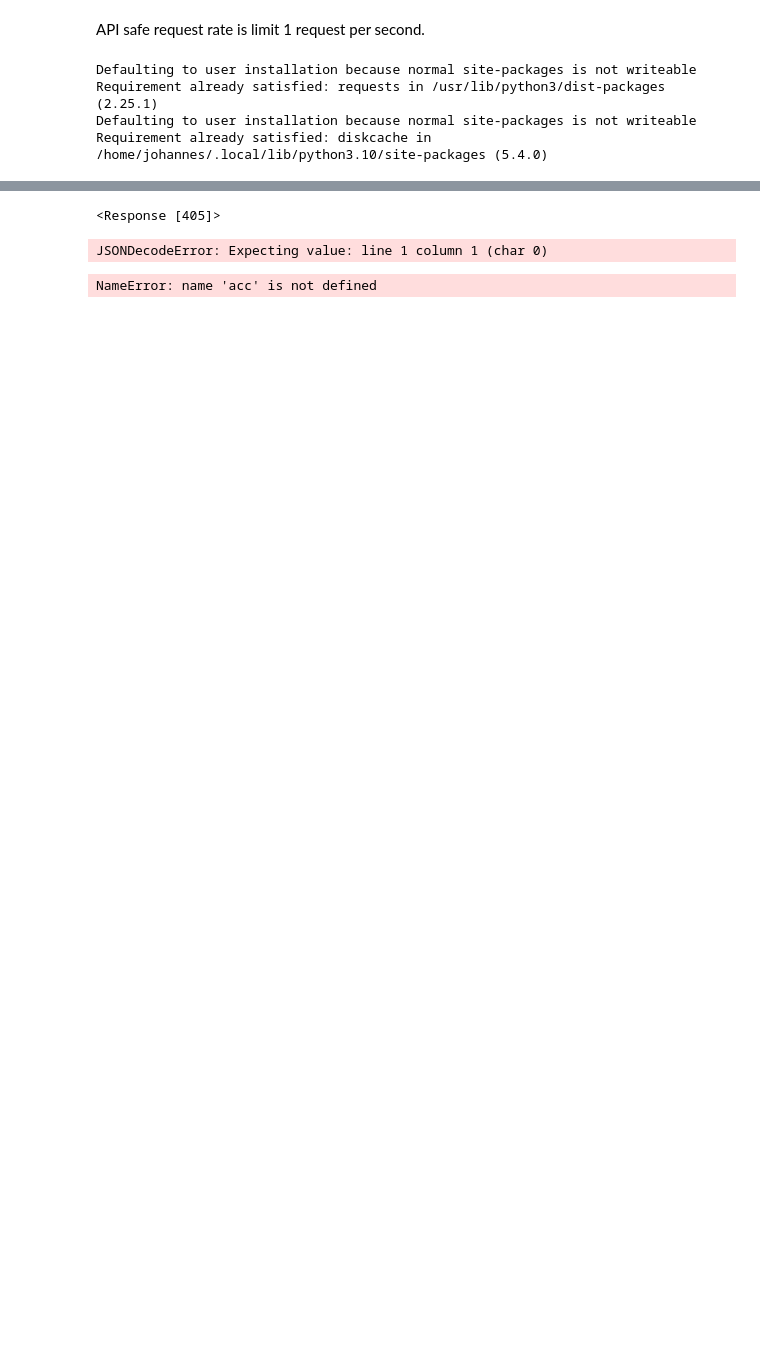
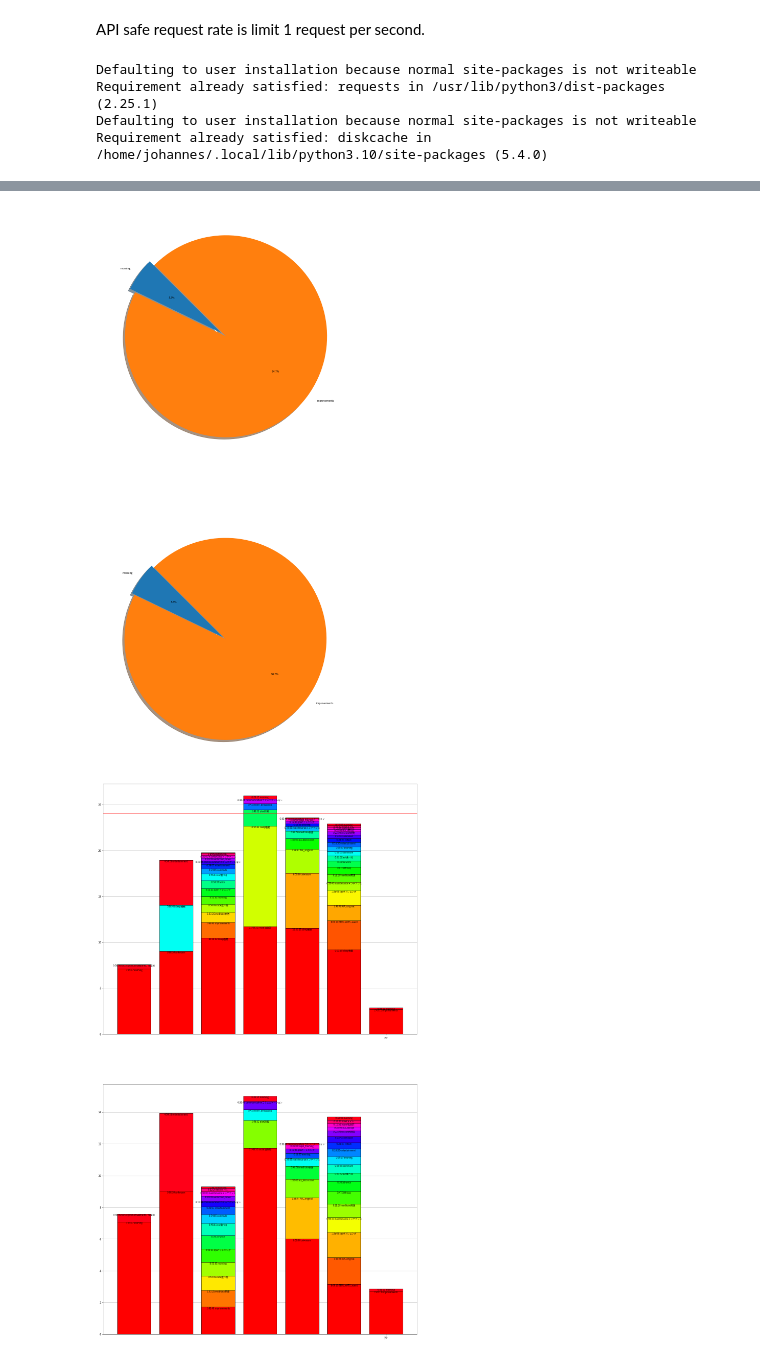
Before and after one commit to johannesCmayer/time_tracker_omicron, a Jupyter notebook: main.ipynb, the cells around one changed output, grey strips where cells are left out. Cells and saved outputs as stored; diff of their text form; code cells hidden in the pictures; blank space fills up the shorter version.

Commit message:
last 7 days bar charts

```diff
--- a/main.ipynb
+++ b/main.ipynb
@@ -115,29 +121,54 @@ def accumulate(entries):
     times = {}
     for entry in entries:
         times[entry['project_name']] = times.get(entry['project_name'], 0) + entry['duration']
-    return times
+    return sorted(list(times.items()), key=itemgetter(1))
+
+def n_acc(n, sleep=False):
+    entries = get_last_n_days(n)
+    entries = list(map(accumulate, entries))
+    if not sleep:
+        entries = [[(k,v) for k,v in x if k != 'sleep睡眠'] for x in entries]
+    return entries
 # %%
 entries = get_todays_entries()
-
 acc = accumulate(entries)
-acc_nosleep = {k:v for k, v in acc.items() if k != 'sleep睡眠'}
-acc = sorted(list(acc.items()), key=itemgetter(1))
-acc_nosleep = sorted(list(acc_nosleep.items()), key=itemgetter(1))
+acc_nosleep = [(k,v) for k, v in acc if k != 'sleep睡眠']
+acc_7 = n_acc(7, True)
+acc_7_nosleep = n_acc(7)
-# %% [output]
-<Response [405]>
-JSONDecodeError: Expecting value: line 1 column 1 (char 0)
-# %%
-acc
-# %% [output]
-NameError: name 'acc' is not defined
 # %%
 def pie(ax, data):
     name, size = [x[0] for x in data], [x[1] for x in data]
     ax.pie(size, labels=name, autopct='%1.1f%%',
             shadow=True, startangle=180-45, explode=0.05 * np.random.rand(len(data)))
     return ax
+
+def bar(ax, data):
+    ax.grid(axis='y')
+    ax.set_axisbelow(True)
+    for j, d in enumerate(data):
+        height = 0
+        cmap = plt.cm.get_cmap('hsv', len(d))
+        inverse_shrink = 5
+        for i, (x,y) in enumerate(reversed(d)):
+            y_scaled = y/(60*60)
+            new_height = height + y_scaled
+            ax.bar(j, height=y_scaled, tick_label='yo', alpha=1, color=cmap(i), bottom=height, edgecolor='black')
+            ax.text(j, new_height, str(dt.timedelta(seconds=y)) + ' ' + x, va='top', ha='center', size=8)
+            height = new_height
+    return ax
 # %%
+#pies
 fig, axs = plt.subplots(2,1,figsize=(20,40))
 pie(axs[0], acc)
 pie(axs[1], acc_nosleep)
 plt.show()
+
+# Bars
+fig, axs = plt.subplots(2,1,figsize=(20,36))
+bar(axs[0], acc_7)
+axs[0].axhline(24, color='red')
+bar(axs[1], acc_7_nosleep)
+plt.show()
+# %% [output]
+[figure, added]
+[figure, added]
```
Also changed, not shown: parts of 3 cells of this notebook, 3 other files.
